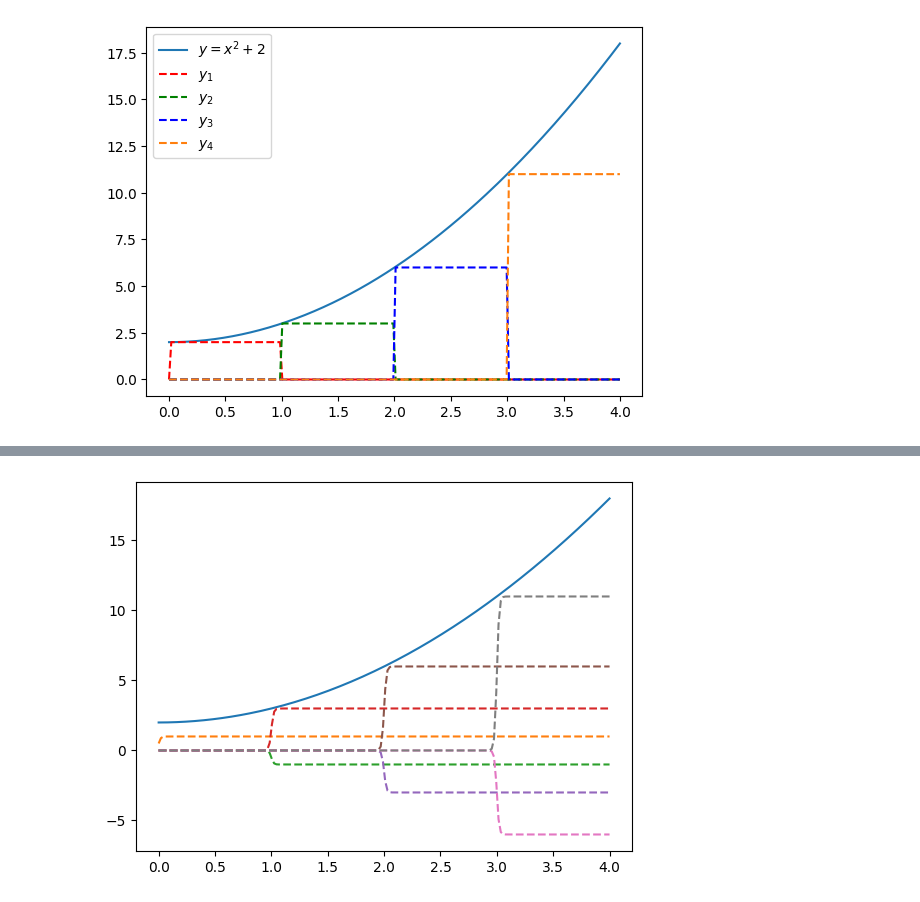
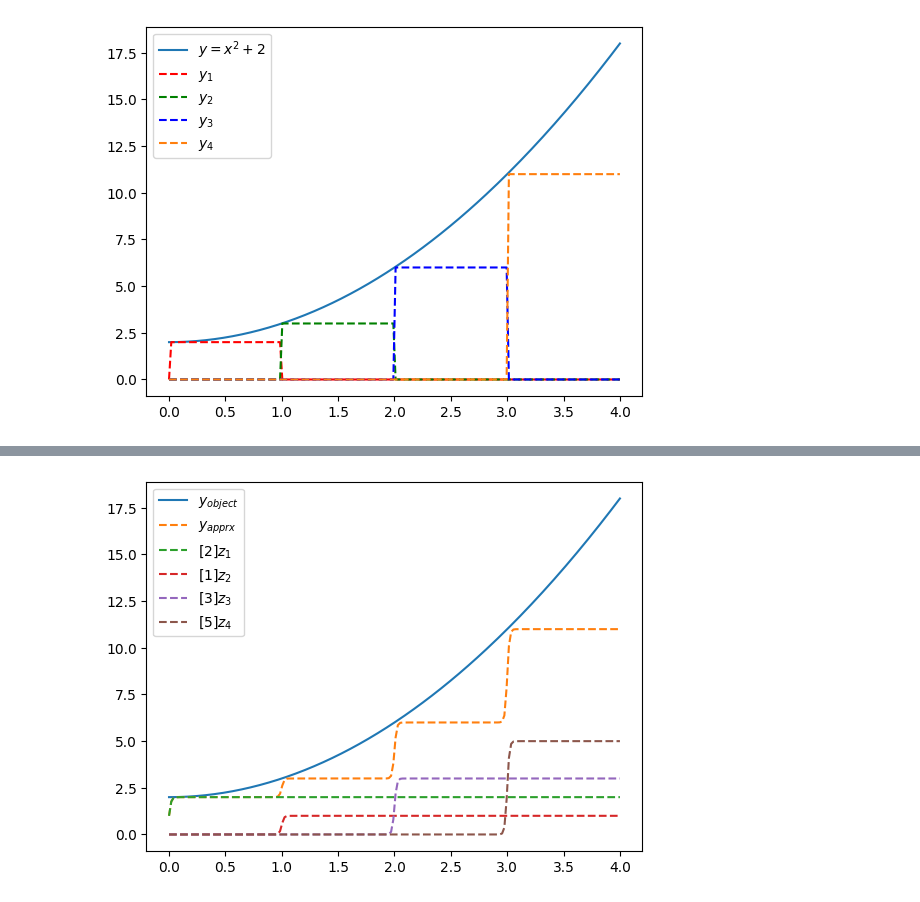
Before and after one commit to KwancheolShin/Understanding-information-and-AI-with-mathematics, a Jupyter notebook: universial_approximation_thm_demonstration.ipynb, the cells around one changed output, grey strips where cells are left out. Cells and saved outputs as stored; diff of their text form; code cells hidden in the pictures.

```diff
--- a/universial_approximation_thm_demonstration.ipynb
+++ b/universial_approximation_thm_demonstration.ipynb
@@ -10,74 +10,64 @@ Created on Thu May 15 04:04:26 2025
 import numpy as np
 import matplotlib.pyplot as plt
 
-phi  = lambda u: 1 / (1 + np.exp(-u))
+phi      = lambda u: 1 / (1 + np.exp(-u))
+y_object = lambda x: x**2  + 2 #근사하고자 하는 함수
 
 x = np.linspace(0, 4, 200).reshape(-1,1)
-y = x**2 + 2
-y1 =  2*np.array((0 < x) & (x < 1), dtype=float)
-y2 =  3*np.array((1 < x) & (x < 2), dtype=float)
-y3 =  6*np.array((2 < x) & (x < 3), dtype=float)
-y4 = 11*np.array((3 < x) , dtype=float)
+yy = y_object(x)
+
+# square functions
+y1 = y_object(0)*np.array((0 < x) & (x < 1), dtype=float)
+y2 = y_object(1)*np.array((1 < x) & (x < 2), dtype=float)
+y3 = y_object(2)*np.array((2 < x) & (x < 3), dtype=float)
+y4 = y_object(3)*np.array((3 < x) , dtype=float)
 
 plt.figure()
-plt.plot(x,y,'-',label=r'$y = x^2+2$')
+plt.plot(x,yy,'-',  label=r'$y = x^2+2$')
 plt.plot(x,y1,'r--',label=r'$y_1$')
 plt.plot(x,y2,'g--',label=r'$y_2$')
 plt.plot(x,y3,'b--',label=r'$y_3$')
-plt.plot(x,y4,'--',label=r'$y_4$')
+plt.plot(x,y4,'--', label=r'$y_4$')
 plt.legend()
 plt.show()
 
+
+#approximation of a unit square function by two logistic functions
+sqrt_fct = np.array((0 < x) & (x < 1), dtype=float)
 plt.figure()
-plt.plot(x,y1*0.5,'r--',label=r'$y_1$')
+plt.plot(x,sqrt_fct ,'r--',label='unit sqpare fuct')
 plt.plot(x,phi(50*x),'-.',label=r'$z_1=h(100x)$')
 plt.plot(x,-phi(50*x-50),'-.',label=r'$-z_2=-h(100x-100)$')
-plt.plot(x,phi(50*x) -phi(50*x-50),'-.',label=r'$y_{1,apprx}=z_1-z_2$')
+plt.plot(x,phi(50*x) -phi(50*x-50),'-.',label=r'$z_1-z_2$')
 plt.legend(loc='lower right')
 plt.show()
 
 
 
-
 xx = np.linspace(0, 4, 200).reshape(-1,1)
-y11 = np.array((0<xx) & (xx<1),dtype=float)
-
-W1 = np.ones([1,7]) * 100
-B1 = np.array([[0,-100,-100,-200,-200,-300,-300]]) #1by2 matrix
-W2 = np.array([[1],[-1],[3],[-3],[6],[-6],[11]])#2by1 matrix
+W1 = np.ones([1,4]) * 100
+B1 = np.array([[0,-100,-200,-300]]) #1by2 matrix
+W2 = np.array([[y_object(0)],
+               [y_object(1) - y_object(0)],
+               [y_object(2) - y_object(1)],
+               [y_object(3) - y_object(2)]
+               ]) #2by1 matrix
 B2 = np.array([[0]])
 
-A1 = xx*W1 + B1
-Z1 = phi(A1)
-Z2= np.matmul(Z1,W2) + B2
-
-
+#forward propagation
+A = xx*W1 + B1
+Z = phi(A)
+y_apprx= np.matmul(Z,W2) + B2
 
 plt.figure()
-plt.plot(xx,xx**2+2,'-',label=r'$y$')
-plt.plot(xx,W2[0,0]*Z1[:,0],'--',label = r'$z_1$')
-plt.plot(xx,W2[1,0]*Z1[:,1],'--',label = r'$z_2$')
-plt.plot(xx,W2[2,0]*Z1[:,2],'--',label = r'$z_3$')
-plt.plot(xx,W2[3,0]*Z1[:,3],'--',label = r'$z_4$')
-plt.plot(xx,W2[4,0]*Z1[:,4],'--',label = r'$z_5$')
-plt.plot(xx,W2[5,0]*Z1[:,5],'--',label = r'$z_6$')
-plt.plot(xx,W2[6,0]*Z1[:,6],'--',label = r'$z_7$')
-plt.plot(xx,W2[7,0]*Z1[:,7],'--',label = r'$z_8$')
+plt.plot(xx,yy,'-',label=r'$y_{object}$')
+plt.plot(xx, y_apprx,'--', label=r'$y_{apprx}$')
+
+plt.plot(xx,W2[0]*Z[:,0],'--',label=r'${:}z_1$'.format(W2[0]))
+plt.plot(xx,W2[1]*Z[:,1],'--',label=r'${:}z_2$'.format(W2[1]))
+plt.plot(xx,W2[2]*Z[:,2],'--',label=r'${:}z_3$'.format(W2[2]))
+plt.plot(xx,W2[3]*Z[:,3],'--',label=r'${:}z_4$'.format(W2[3]))
 plt.legend()
 plt.show()
-
-
-# plt.figure()
-# plt.plot(xx,z1,'--',label = r'$z_1$')
-# plt.plot(xx,z2,'--',label = r'$z_2$')
-# plt.legend()
-# plt.show()
-
-# plt.figure()
-# plt.plot(xx,W2[0,0]*z1,'--',label = r'$W^2_{1}*z^1_1$')
-# plt.plot(xx,W2[1,0]*z2,'--',label = r'$W^2_{1}*z^1_2$')
-# plt.plot(xx,Z2,'-',label = r'$z^2$')
-# plt.legend()
-# plt.show()
 # %% [output]
 [figure]
@@ -86 +75 @@ IndexError: index 7 is out of bounds for axis 0 with size 7
-[figure, old version]
+[figure, new version]
```
Also changed, not shown: parts of 1 cell of this notebook.
